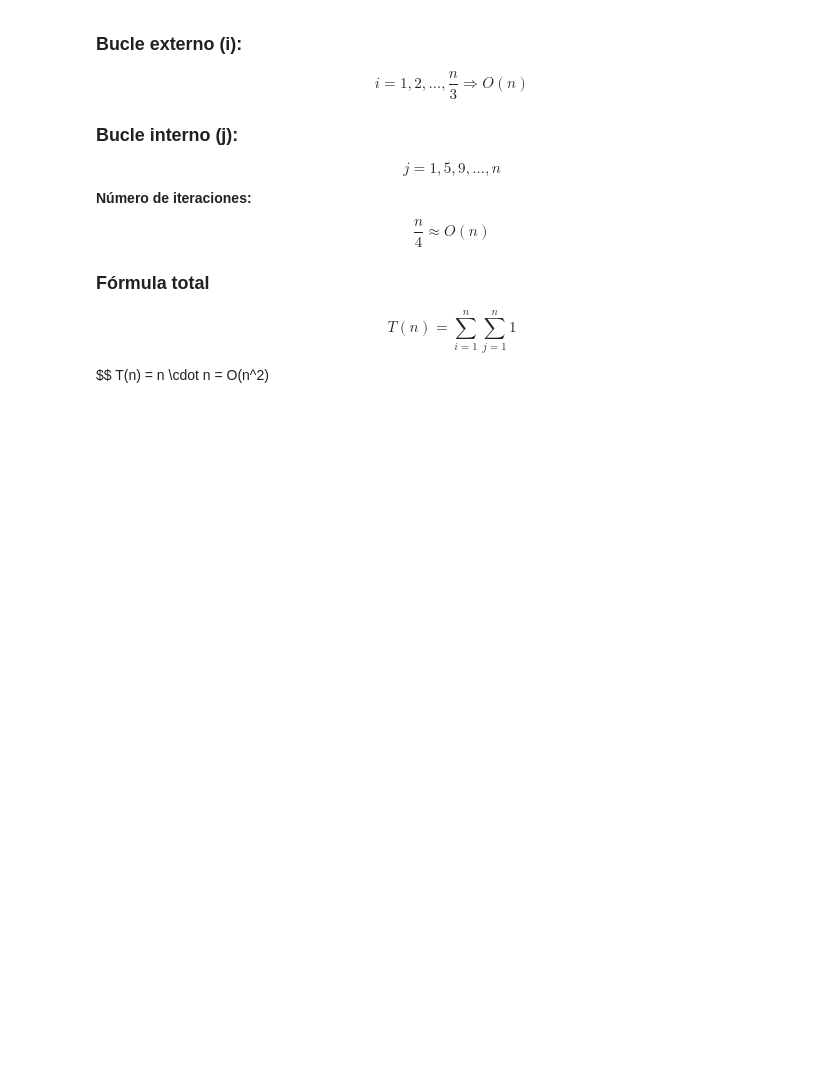
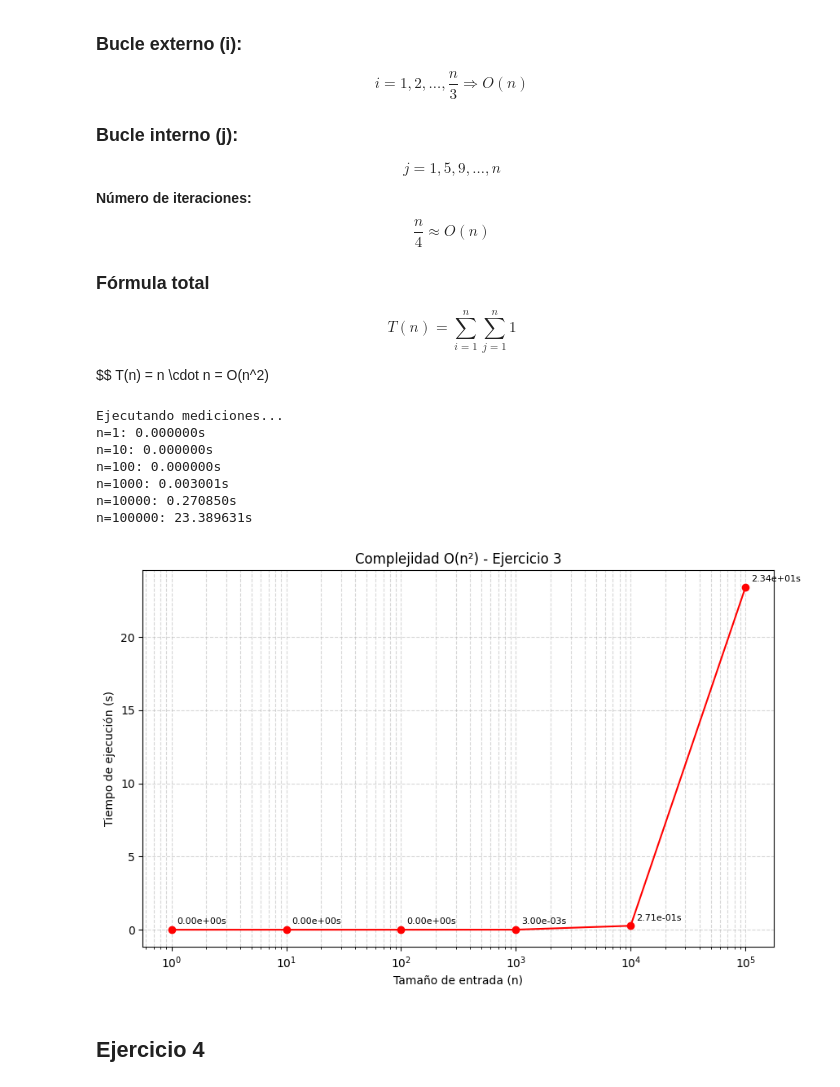
Before and after one commit to SebastianUVG/Teoria_compu_Lab8, a Jupyter notebook: Lab8.ipynb, the cells around one changed output. Saved outputs shown, nothing was run; the diff lists cells and outputs as text; code cells hidden in the pictures; blank space fills up the shorter version.

```diff
--- a/Lab8.ipynb
+++ b/Lab8.ipynb
@@ -188,34 +193,49 @@ T(n) = n \cdot n = O(n^2)
 # %%
 import time
 import matplotlib.pyplot as plt
 
-def function3(n):
+def function1(n):
     for i in range(1, n//3 + 1):
-        j = 1
-        while j <= n:
-            _ = "Sequence"  # simulamos printf
-            j += 4
+        for j in range(1, n + 1, 4):
+            _ = "Sequence"  # Simula printf
 
 # Profiling
-sizes = [1, 10, 100, 1000, 10000, 100000, 1000000]
+sizes = [1, 10, 100, 1000, 10000, 100000]
 times = []
 
+print("Ejecutando mediciones...")
 for n in sizes:
     start = time.time()
-    function3(n)
+    function1(n)
     end = time.time()
-    times.append(end - start)
+    elapsed_time = end - start
+    times.append(elapsed_time)
+    print(f"n={n}: {elapsed_time:.6f}s")
 
-# Tabla de resultados
-print("n\tTiempo (s)")
-for n, t in zip(sizes, times):
-    print(f"{n}\t{t:.6f}")
-
-# Gráfica
-plt.plot(sizes, times, marker="o")
-plt.xscale("log")
-plt.yscale("log")
+# Gráfica con escala lineal en Y (como en tu ejemplo)
+plt.figure(figsize=(10, 6))
+plt.plot(sizes, times, marker="o", linestyle="-", color="red")
+plt.xscale("log")  # X en log para ver el rango amplio de n
+plt.yscale("linear")  # Y en lineal para ver los tiempos pequeños
 plt.xlabel("Tamaño de entrada (n)")
 plt.ylabel("Tiempo de ejecución (s)")
-plt.title("Ejercicio 3: O(n^2)")
+plt.title("Complejidad O(n²) - Ejercicio 3")
+plt.grid(True, which="both", linestyle="--", alpha=0.5)
+
+# Etiquetar los puntos (como en tu ejemplo)
+for i, (n, t) in enumerate(zip(sizes, times)):
+    plt.annotate(f'{t:.2e}s', (sizes[i], times[i]),
+                 xytext=(5, 5), textcoords='offset points', fontsize=8)
+
 plt.show()
+# %% [output]
+Ejecutando mediciones...
+n=1: 0.000000s
+n=10: 0.000000s
+n=100: 0.000000s
+n=1000: 0.003001s
+n=10000: 0.270850s
+n=100000: 23.389631s
+[figure, added]
+# %% [markdown]
+## Ejercicio 4
```
Also changed, not shown: parts of 3 cells of this notebook.
